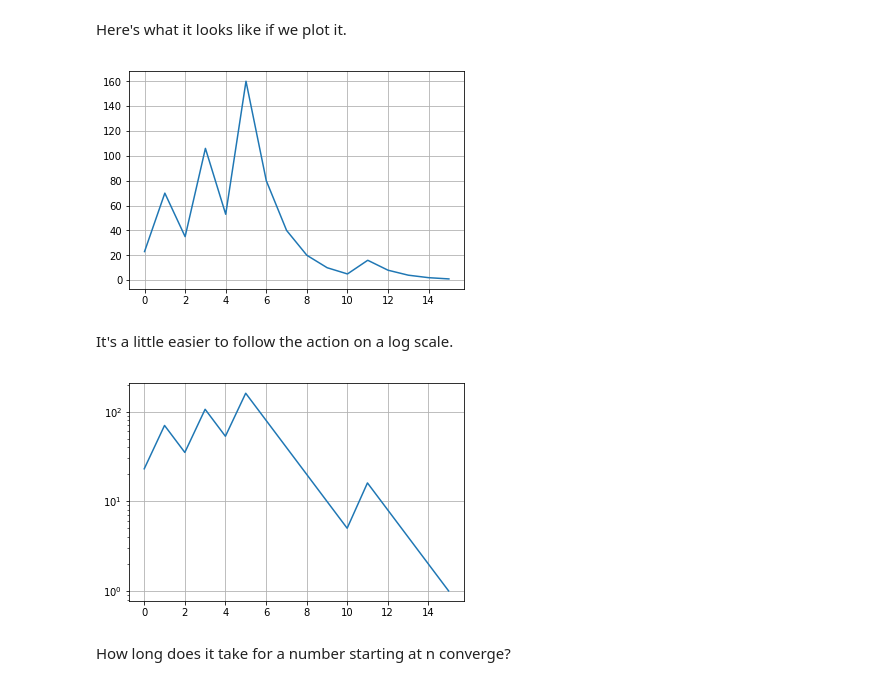
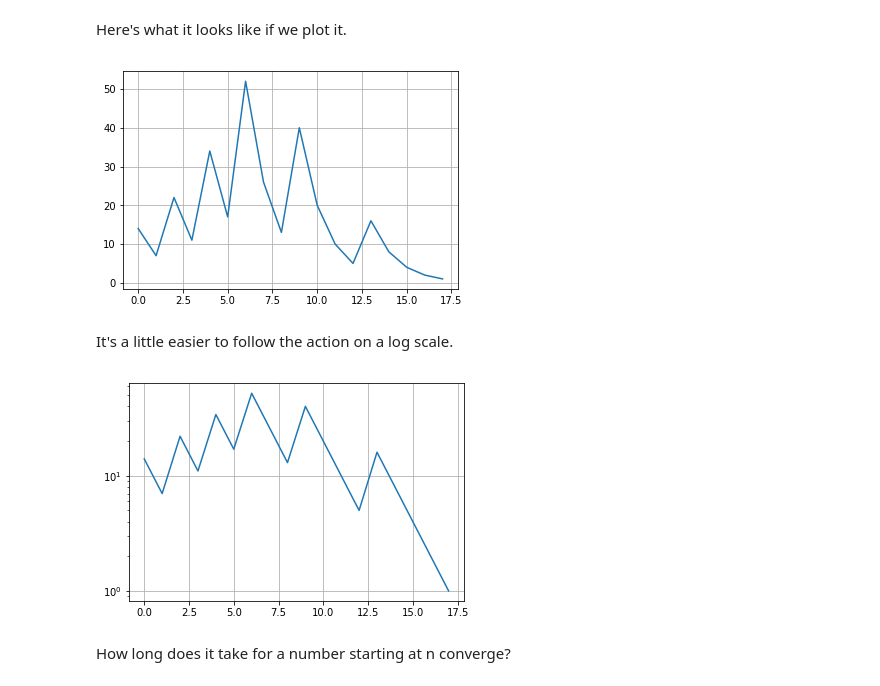
Before and after one commit to gulley/collatz, a Jupyter notebook: collatz.ipynb, the cells around one changed output. Drawn from its saved outputs; the diff is of its cells as text; code cells hidden in the pictures.

```diff
--- a/collatz.ipynb
+++ b/collatz.ipynb
@@ -35,13 +35,13 @@ collatz(14)
 # %% [markdown]
 Here's what it looks like if we plot it.
 # %%
-n = 23
+n = 14
 c = collatz(n)
 plt.plot(c)
 plt.grid(True)
 plt.show()
 # %% [output]
-[figure, old version]
+[figure, new version]
 # %% [markdown]
 It's a little easier to follow the action on a log scale.
 # %%
@@ -49,7 +49,7 @@ plt.semilogy(c)
 plt.grid(True)
 plt.show()
 # %% [output]
-[figure, old version]
+[figure, new version]
 # %% [markdown]
 How long does it take for a number starting at n converge?
 # %%
```
Also changed, not shown: parts of 1 cell of this notebook.
